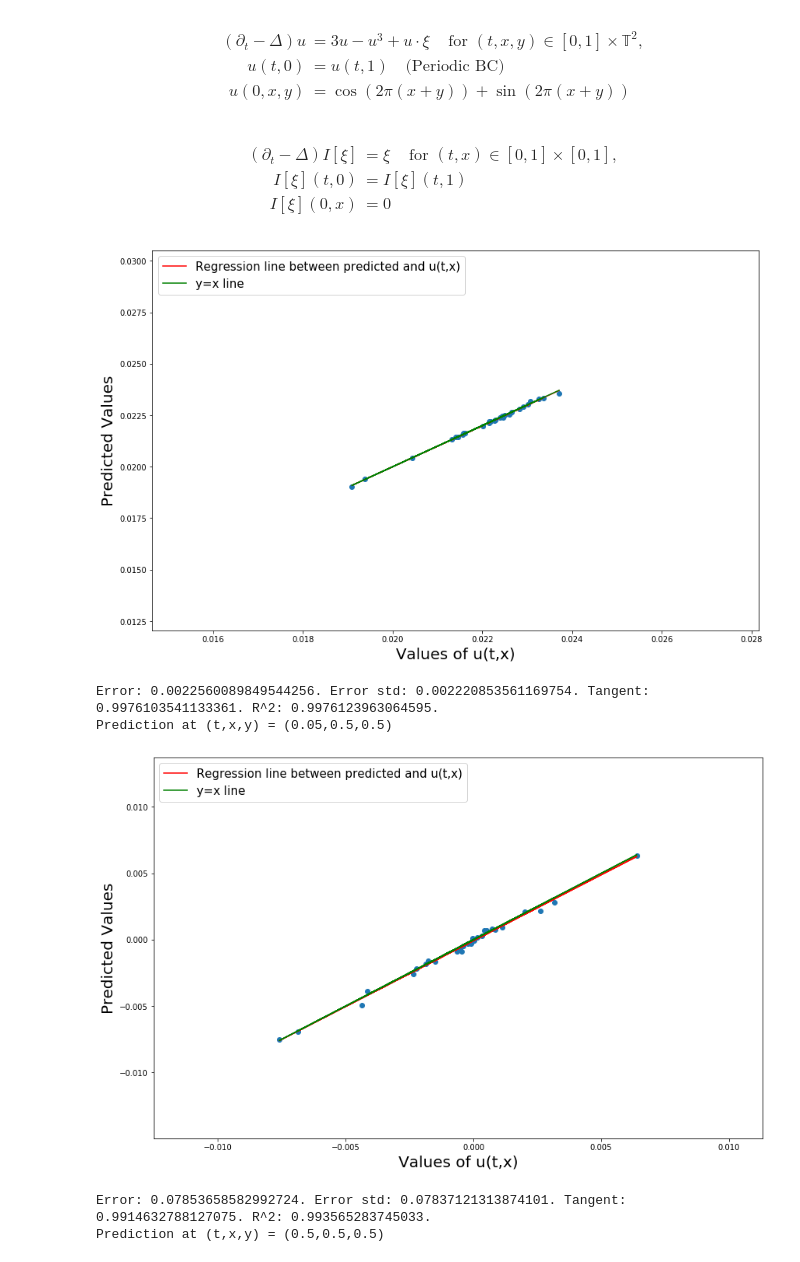
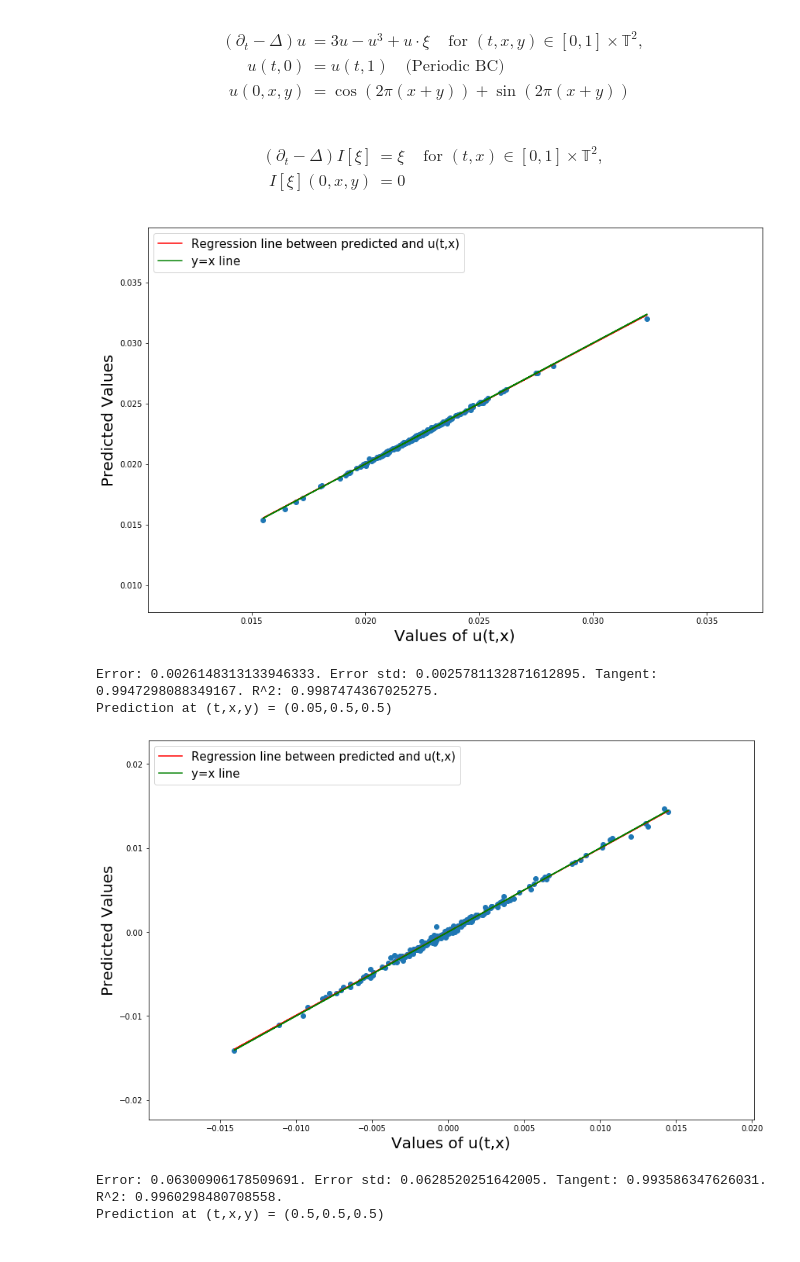
Before and after one commit to andrisger/Feature-Engineering-with-Regularity-Structures, a Jupyter notebook: Parabolic_Numerics_2D.ipynb, the cells around one changed output. Drawn from its saved outputs; the diff is of its cells as text; code cells hidden in the pictures.

Commit message:
Add files via upload
update 2D experiment to a greater number of test cases

```diff
--- a/Parabolic_Numerics_2D.ipynb
+++ b/Parabolic_Numerics_2D.ipynb
@@ -8,7 +8,7 @@
 %run Experiment.ipynb
 # %%
 dt = 0.001 #space-time increments
-k = 100 # Number of realizations
+k = 1000 # Number of realizations
 X, T = 1, 1 # space time domain [0,T]x[0,X]^2
 N = 64 # number of space points in the mesh
 visc = 1 # viscosity in fron of Laplacian
@@ -18,7 +18,7 @@ T_, X_ = np.linspace(0,T,int(np.ceil(T/dt))+1), np.linspace(0,X,N+1)
 # initial condition (constant for all realizations)
 x, y = np.meshgrid(X_[:-1], X_[0:-1])
 u0 = np.sin(2*np.pi*(x + y)) + np.cos(2*np.pi*(x + y))
-u0 = np.array([u0]*k)
+u0 = np.array([u0]*k, dtype='float32')
 
 mu = lambda x: 3*x-x**3 # drift
 sigma = lambda x: x # multiplicative diffusive term
@@ -36,15 +52,8 @@ Soln = general_2d_solver(visc, u0, W, mu = mu, sigma = sigma, dt=dt)
 # %% [markdown]
 \begin{align}
-(\partial_t - \Delta) I[\xi] &= \xi\,\quad\text{for $(t,x) \in [0,1]\times [0,1]$,}\\
-I[\xi](t,0) &= I[\xi](t,1)\\
-I[\xi](0,x) &= 0
+(\partial_t - \Delta) I[\xi] &= \xi\,\quad\text{for $(t,x) \in [0,1]\times \mathbb{T}^2$,}\\
+I[\xi](0,x,y) &= 0
 \end{align}
-# %%
-# solutions to the linearized equation
-
-I_xi = general_2d_solver(visc, u0, W, dt=dt)
-
-# Will be used as an input to the model in order to speed up the model computation. All I_xi are solved in paralel
 # %%
 R = Rule(kernel_deg = 2, noise_deg = -1.5, free_num = 3) # create rule with additive width 3
 
@@ -54,14 +63,19 @@ Integral = trees_integrator_2D(visc, X, N, T, dt).integrate # initialize integra
 
 M = Model(integration = Integral, rule = R, height = 3, deg = 5) # initialize model
 
-p1 = (50,32,32)
-p2 = (500,32,32)
-p3 = (-1,32,32)
-p4 = (-1,16,16)
-points = {p1, p2, p3, p4}
+# create model
+# Features_for_points = M.create_model_points(W, diff = True, lollipops = I_xi, dt = dt, points = points)
 
-# create model
-Features_for_points = M.create_model_points(W, diff = True, lollipops = I_xi, dt = dt, points = points)
+Features_for_points = {p : pd.DataFrame() for p in points}
+
+for i in range(k//batches_size):
+    I_xi = general_2d_solver(visc, u0[batches_size*i: batches_size*(i+1)], W[batches_size*i: batches_size*(i+1)], dt=dt)
+    Features_batch = M.create_model_points(W[batches_size*i: batches_size*(i+1)], lollipops = I_xi, diff = True, dt = dt, points = points)
+    for p in points:
+        Features_for_points[p] = pd.concat([Features_for_points[p], Features_batch[p]], axis=0)
+
+for p in points:
+    Features_for_points[p].index = np.arange(k)
 # %%
 # Create subsets of symbols for models of lower heights
 
@@ -83,27 +97,27 @@ trees_add = [a for a in trees[3] if 'xi(' not in a] # feature set for model with
 p = p1
 E1 = Experiment(None, None)
 E1.F = Features_for_points[p]
-E1.L = Soln[:,p[0],p[1],p[2]]
+E1.L = Soln[p]
 E1.one_experiment(split = True)
 E1.show_regression_experiment(metric = err2)
 print('Prediction at (t,x,y) = ({},{},{})'.format(T_[p[0]], X_[p[1]], X_[p[1]]))
 # %% [output]
-[figure, old version]
+[figure, new version]
-Error: 0.0022560089849544256. Error std: 0.002220853561169754. Tangent: 0.9976103541133361. R^2: 0.9976123963064595.
+Error: 0.0026148313133946333. Error std: 0.0025781132871612895. Tangent: 0.9947298088349167. R^2: 0.9987474367025275.
 Prediction at (t,x,y) = (0.05,0.5,0.5)
 # %%
 #  Multiplicative equation experiment
 
 p = p2
 E2 = Experiment(None, None)
 E2.F = Features_for_points[p]
-E2.L = Soln[:,p[0],p[1],p[2]]
+E2.L = Soln[p]
 E2.one_experiment(split = True)
 E2.show_regression_experiment(metric = err2)
 print('Prediction at (t,x,y) = ({},{},{})'.format(T_[p[0]], X_[p[1]], X_[p[1]]))
 # %% [output]
-[figure, old version]
+[figure, new version]
-Error: 0.07853658582992724. Error std: 0.07837121313874101. Tangent: 0.9914632788127075. R^2: 0.993565283745033.
+Error: 0.06300906178509691. Error std: 0.0628520251642005. Tangent: 0.993586347626031. R^2: 0.9960298480708558.
 Prediction at (t,x,y) = (0.5,0.5,0.5)
 # %%
 #  Multiplicative equation experiment
```
Also changed, not shown: parts of 6 cells of this notebook.
